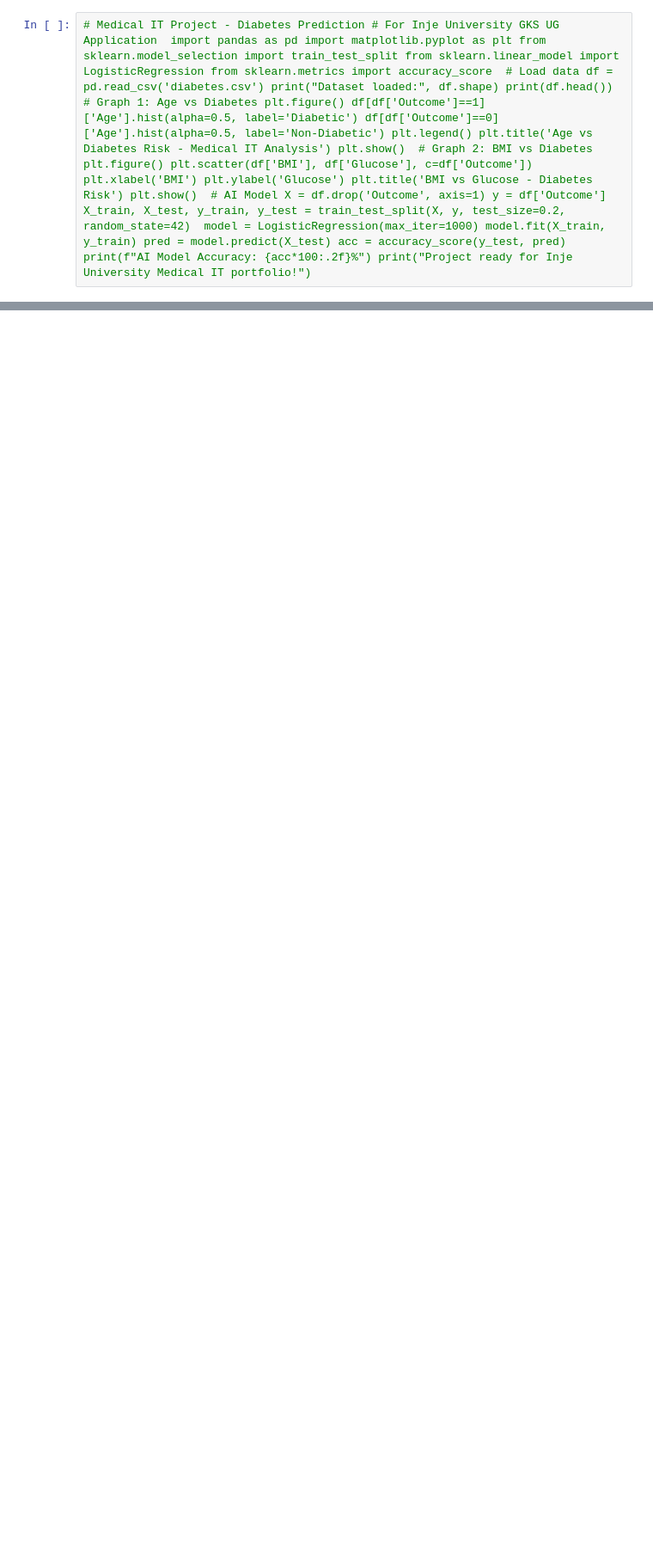
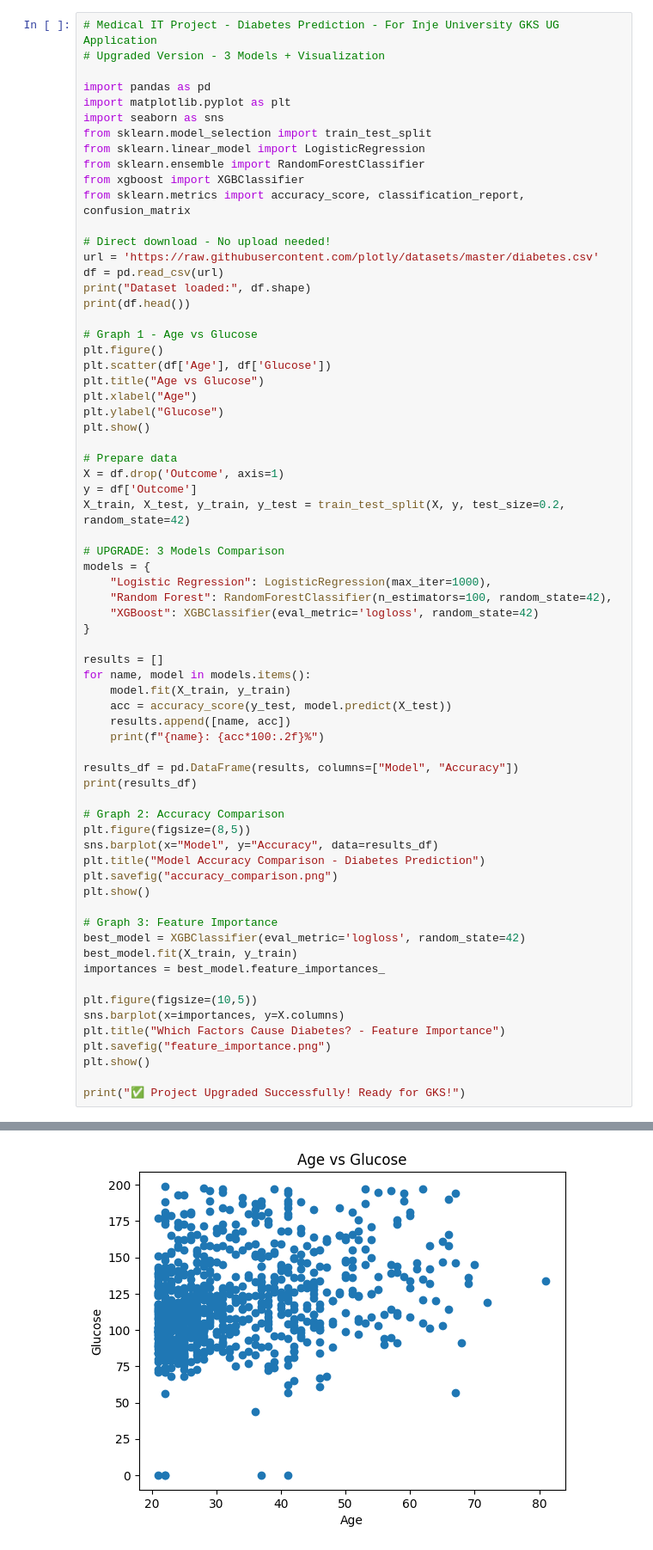
Before and after one commit to kashish-alt0786/Medical-IT-Diabetes-AI-Project, a Jupyter notebook: Diabetes_AI_Project.ipynb.ipynb, the cells around one changed output, grey strips where cells are left out. Shown at 86% size. Cells and saved outputs as stored; diff of their text form; blank space fills up the shorter version.

Commit message:
Upgraded to 3 models + exceptional graphs

```diff
--- a/Diabetes_AI_Project.ipynb.ipynb
+++ b/Diabetes_AI_Project.ipynb.ipynb
@@ -1,2 +1,69 @@
 # %%
-# Medical IT Project - Diabetes Prediction # For Inje University GKS UG Application  import pandas as pd import matplotlib.pyplot as plt from sklearn.model_selection import train_test_split from sklearn.linear_model import LogisticRegression from sklearn.metrics import accuracy_score  # Load data df = pd.read_csv('diabetes.csv') print("Dataset loaded:", df.shape) print(df.head())  # Graph 1: Age vs Diabetes plt.figure() df[df['Outcome']==1]['Age'].hist(alpha=0.5, label='Diabetic') df[df['Outcome']==0]['Age'].hist(alpha=0.5, label='Non-Diabetic') plt.legend() plt.title('Age vs Diabetes Risk - Medical IT Analysis') plt.show()  # Graph 2: BMI vs Diabetes plt.figure() plt.scatter(df['BMI'], df['Glucose'], c=df['Outcome']) plt.xlabel('BMI') plt.ylabel('Glucose') plt.title('BMI vs Glucose - Diabetes Risk') plt.show()  # AI Model X = df.drop('Outcome', axis=1) y = df['Outcome'] X_train, X_test, y_train, y_test = train_test_split(X, y, test_size=0.2, random_state=42)  model = LogisticRegression(max_iter=1000) model.fit(X_train, y_train) pred = model.predict(X_test) acc = accuracy_score(y_test, pred)  print(f"AI Model Accuracy: {acc*100:.2f}%") print("Project ready for Inje University Medical IT portfolio!")
+# Medical IT Project - Diabetes Prediction - For Inje University GKS UG Application
+# Upgraded Version - 3 Models + Visualization
+
+import pandas as pd
+import matplotlib.pyplot as plt
+import seaborn as sns
+from sklearn.model_selection import train_test_split
+from sklearn.linear_model import LogisticRegression
+from sklearn.ensemble import RandomForestClassifier
+from xgboost import XGBClassifier
+from sklearn.metrics import accuracy_score, classification_report, confusion_matrix
+
+# Direct download - No upload needed!
+url = 'https://raw.githubusercontent.com/plotly/datasets/master/diabetes.csv'
+df = pd.read_csv(url)
+print("Dataset loaded:", df.shape)
+print(df.head())
+
+# Graph 1 - Age vs Glucose
+plt.figure()
+plt.scatter(df['Age'], df['Glucose'])
+plt.title("Age vs Glucose")
+plt.xlabel("Age")
+plt.ylabel("Glucose")
+plt.show()
+
+# Prepare data
+X = df.drop('Outcome', axis=1)
+y = df['Outcome']
+X_train, X_test, y_train, y_test = train_test_split(X, y, test_size=0.2, random_state=42)
+
+# UPGRADE: 3 Models Comparison
+models = {
+    "Logistic Regression": LogisticRegression(max_iter=1000),
+    "Random Forest": RandomForestClassifier(n_estimators=100, random_state=42),
+    "XGBoost": XGBClassifier(eval_metric='logloss', random_state=42)
+}
+
+results = []
+for name, model in models.items():
+    model.fit(X_train, y_train)
+    acc = accuracy_score(y_test, model.predict(X_test))
+    results.append([name, acc])
+    print(f"{name}: {acc*100:.2f}%")
+
+results_df = pd.DataFrame(results, columns=["Model", "Accuracy"])
+print(results_df)
+
+# Graph 2: Accuracy Comparison
+plt.figure(figsize=(8,5))
+sns.barplot(x="Model", y="Accuracy", data=results_df)
+plt.title("Model Accuracy Comparison - Diabetes Prediction")
+plt.savefig("accuracy_comparison.png")
+plt.show()
+
+# Graph 3: Feature Importance
+best_model = XGBClassifier(eval_metric='logloss', random_state=42)
+best_model.fit(X_train, y_train)
+importances = best_model.feature_importances_
+
+plt.figure(figsize=(10,5))
+sns.barplot(x=importances, y=X.columns)
+plt.title("Which Factors Cause Diabetes? - Feature Importance")
+plt.savefig("feature_importance.png")
+plt.show()
+
+print("✅ Project Upgraded Successfully! Ready for GKS!")
+# %% [output]
@@ -2,0 +84 @@
+[figure, added]
```
Also changed, not shown: parts of 2 cells of this notebook.
